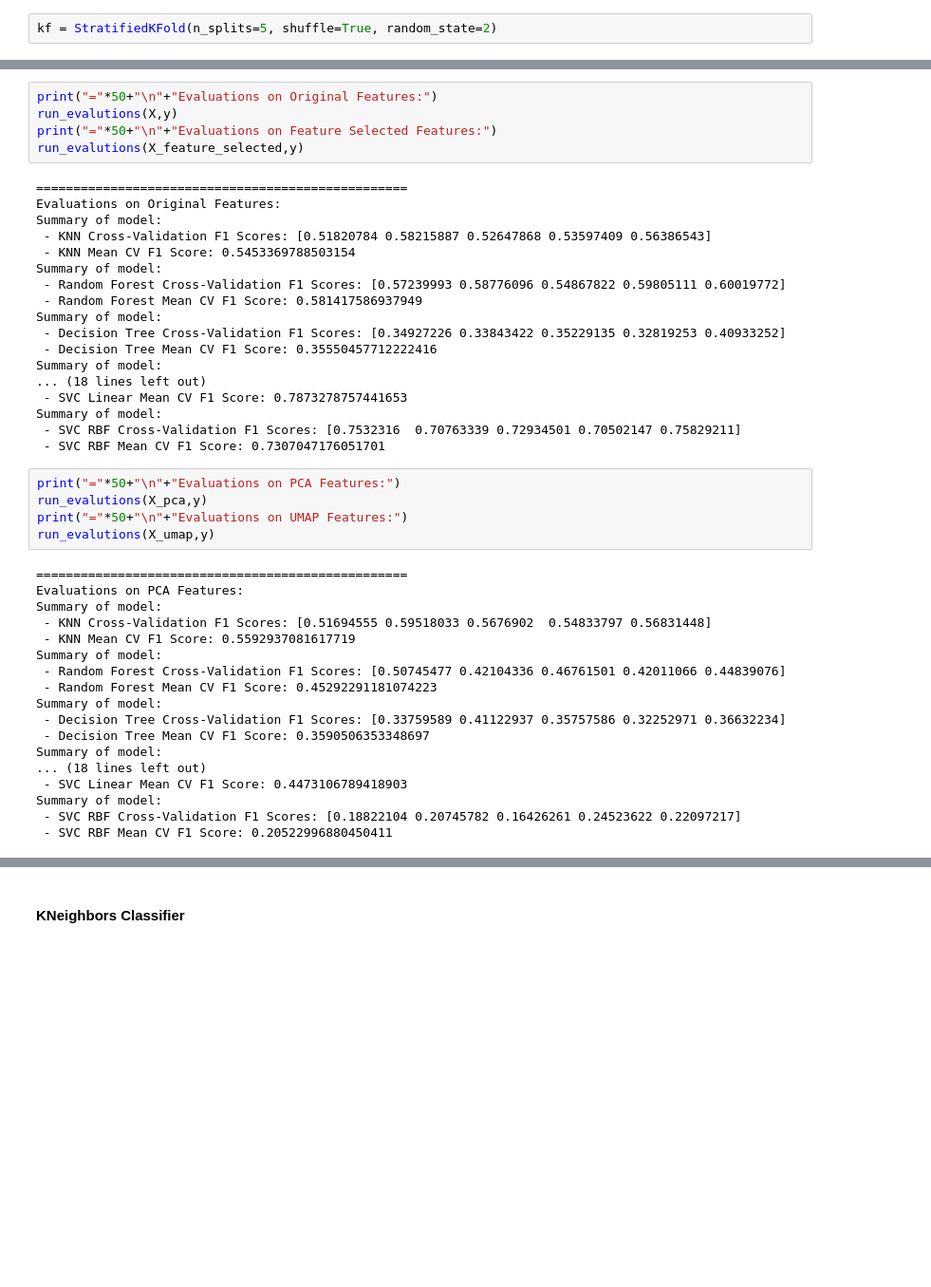
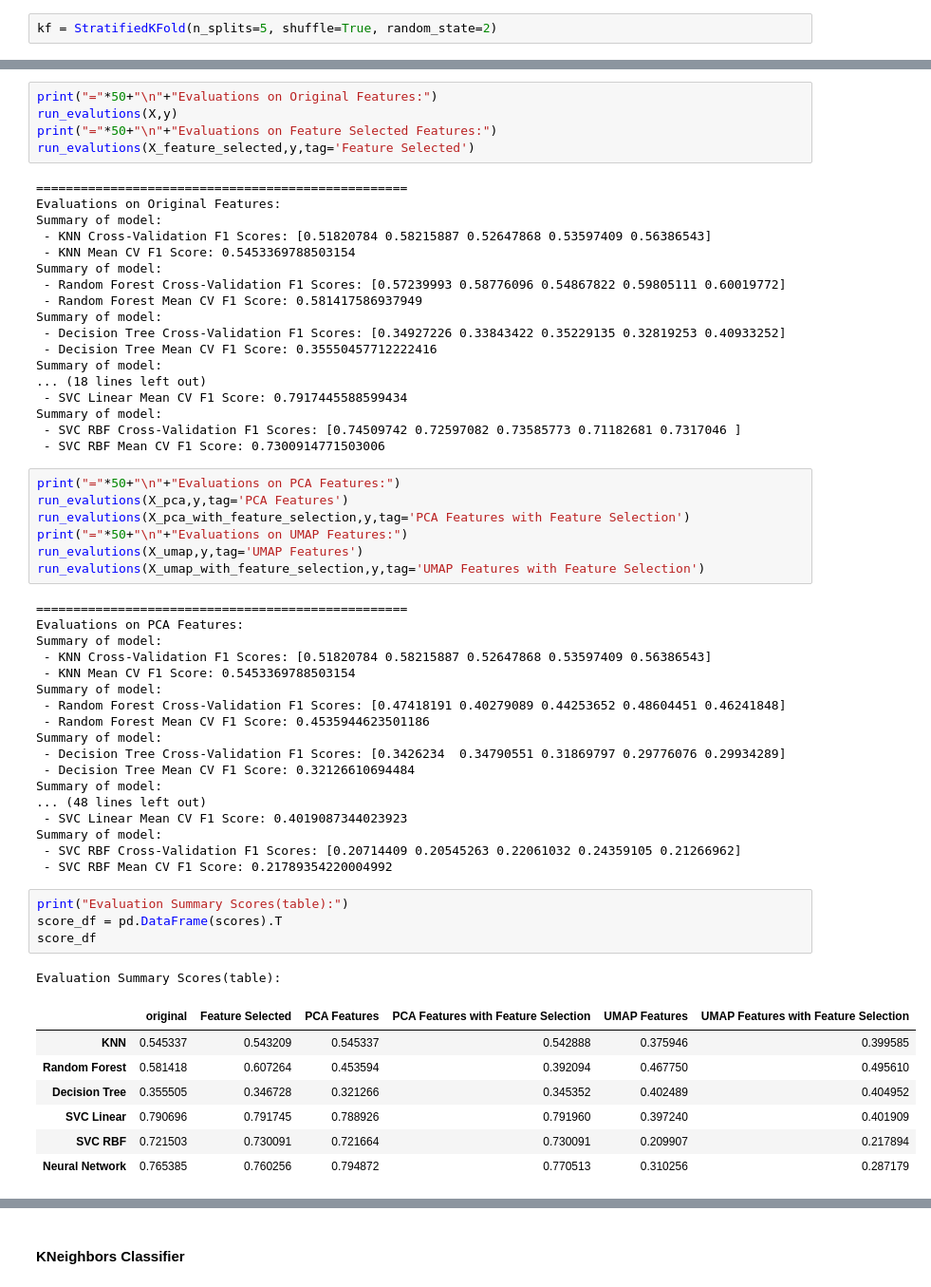
Before and after one commit to HasinthakaPiyumal/AI-Pattern-Mining-Project, a Jupyter notebook: notebooks/3.1 Classification Model Development.ipynb, the cells around one changed output, grey strips where cells are left out. Shown: that part at 95% size. Saved outputs shown, nothing was run; the diff lists cells and outputs as text; blank space fills up the shorter version.

```diff
--- a/notebooks/3.1 Classification Model Development.ipynb
+++ b/notebooks/3.1 Classification Model Development.ipynb
@@ -173,7 +256,7 @@ def run_evalutions(X,y,tag='original'):
 print("="*50+"\n"+"Evaluations on Original Features:")
 run_evalutions(X,y)
 print("="*50+"\n"+"Evaluations on Feature Selected Features:")
-run_evalutions(X_feature_selected,y)
+run_evalutions(X_feature_selected,y,tag='Feature Selected')
 # %% [output]
 ==================================================
 Evaluations on Original Features:
@@ -188,30 +271,45 @@ Summary of model:
  - Decision Tree Mean CV F1 Score: 0.35550457712222416
 Summary of model:
 ... (18 lines left out)
- - SVC Linear Mean CV F1 Score: 0.7873278757441653
+ - SVC Linear Mean CV F1 Score: 0.7917445588599434
 Summary of model:
- - SVC RBF Cross-Validation F1 Scores: [0.7532316  0.70763339 0.72934501 0.70502147 0.75829211]
- - SVC RBF Mean CV F1 Score: 0.7307047176051701
+ - SVC RBF Cross-Validation F1 Scores: [0.74509742 0.72597082 0.73585773 0.71182681 0.7317046 ]
+ - SVC RBF Mean CV F1 Score: 0.7300914771503006
 # %%
 print("="*50+"\n"+"Evaluations on PCA Features:")
-run_evalutions(X_pca,y)
+run_evalutions(X_pca,y,tag='PCA Features')
+run_evalutions(X_pca_with_feature_selection,y,tag='PCA Features with Feature Selection')
 print("="*50+"\n"+"Evaluations on UMAP Features:")
-run_evalutions(X_umap,y)
+run_evalutions(X_umap,y,tag='UMAP Features')
+run_evalutions(X_umap_with_feature_selection,y,tag='UMAP Features with Feature Selection')
 # %% [output]
 ==================================================
 Evaluations on PCA Features:
 Summary of model:
- - KNN Cross-Validation F1 Scores: [0.51694555 0.59518033 0.5676902  0.54833797 0.56831448]
- - KNN Mean CV F1 Score: 0.5592937081617719
+ - KNN Cross-Validation F1 Scores: [0.51820784 0.58215887 0.52647868 0.53597409 0.56386543]
+ - KNN Mean CV F1 Score: 0.5453369788503154
 Summary of model:
- - Random Forest Cross-Validation F1 Scores: [0.50745477 0.42104336 0.46761501 0.42011066 0.44839076]
- - Random Forest Mean CV F1 Score: 0.45292291181074223
+ - Random Forest Cross-Validation F1 Scores: [0.47418191 0.40279089 0.44253652 0.48604451 0.46241848]
+ - Random Forest Mean CV F1 Score: 0.4535944623501186
 Summary of model:
- - Decision Tree Cross-Validation F1 Scores: [0.33759589 0.41122937 0.35757586 0.32252971 0.36632234]
- - Decision Tree Mean CV F1 Score: 0.3590506353348697
+ - Decision Tree Cross-Validation F1 Scores: [0.3426234  0.34790551 0.31869797 0.29776076 0.29934289]
+ - Decision Tree Mean CV F1 Score: 0.32126610694484
 Summary of model:
-... (18 lines left out)
- - SVC Linear Mean CV F1 Score: 0.4473106789418903
+... (48 lines left out)
+ - SVC Linear Mean CV F1 Score: 0.4019087344023923
 Summary of model:
- - SVC RBF Cross-Validation F1 Scores: [0.18822104 0.20745782 0.16426261 0.24523622 0.22097217]
- - SVC RBF Mean CV F1 Score: 0.20522996880450411
+ - SVC RBF Cross-Validation F1 Scores: [0.20714409 0.20545263 0.22061032 0.24359105 0.21266962]
+ - SVC RBF Mean CV F1 Score: 0.21789354220004992
+# %%
+print("Evaluation Summary Scores(table):")
+score_df = pd.DataFrame(scores).T
+score_df
+# %% [output]
+Evaluation Summary Scores(table):
+|  | original | Feature Selected | PCA Features | PCA Features with Feature Selection | UMAP Features | UMAP Features with Feature Selection |
+| KNN | 0.545337 | 0.543209 | 0.545337 | 0.542888 | 0.375946 | 0.399585 |
+| Random Forest | 0.581418 | 0.607264 | 0.453594 | 0.392094 | 0.467750 | 0.495610 |
+| Decision Tree | 0.355505 | 0.346728 | 0.321266 | 0.345352 | 0.402489 | 0.404952 |
+| SVC Linear | 0.790696 | 0.791745 | 0.788926 | 0.791960 | 0.397240 | 0.401909 |
+| SVC RBF | 0.721503 | 0.730091 | 0.721664 | 0.730091 | 0.209907 | 0.217894 |
+| Neural Network | 0.765385 | 0.760256 | 0.794872 | 0.770513 | 0.310256 | 0.287179 |
```
Also changed, not shown: parts of 28 cells of this notebook, 1 other file.
